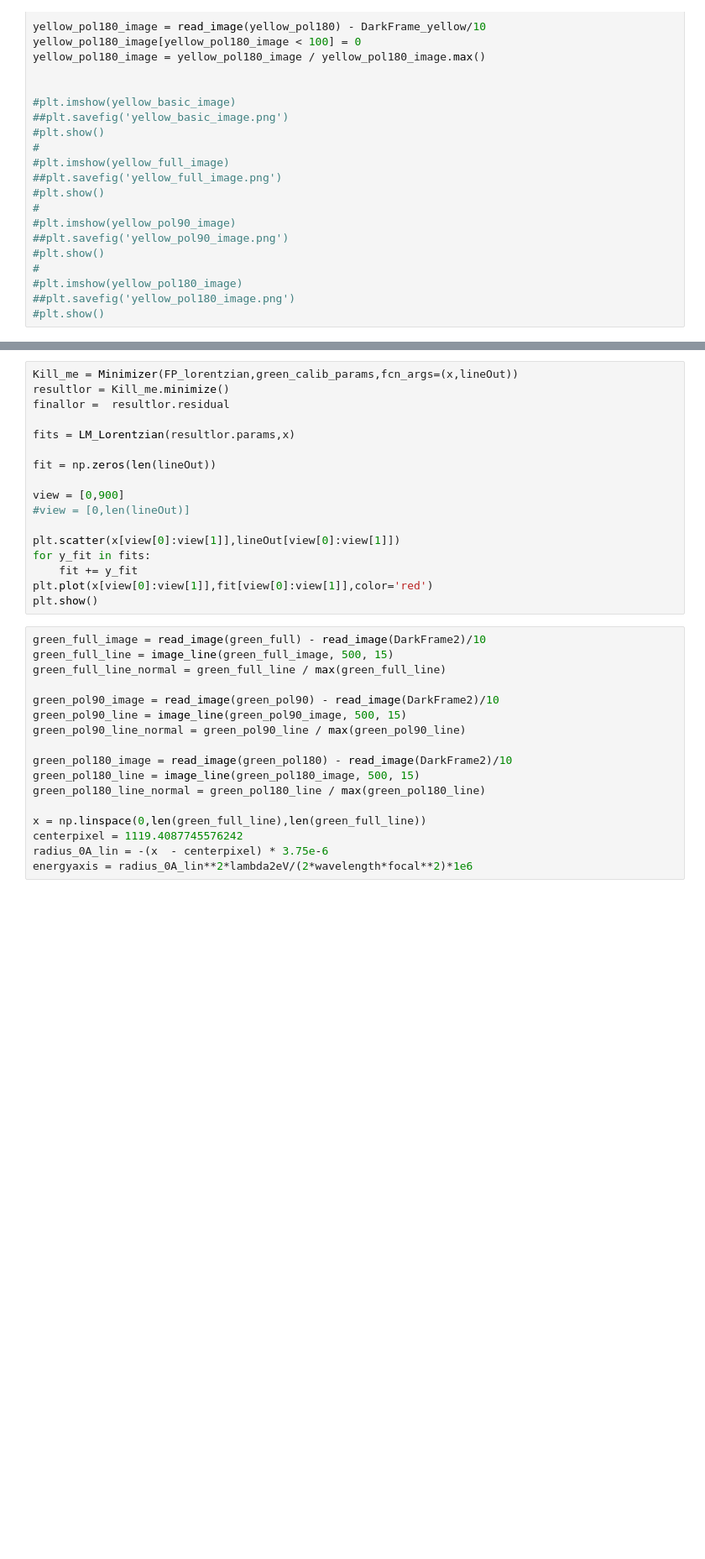
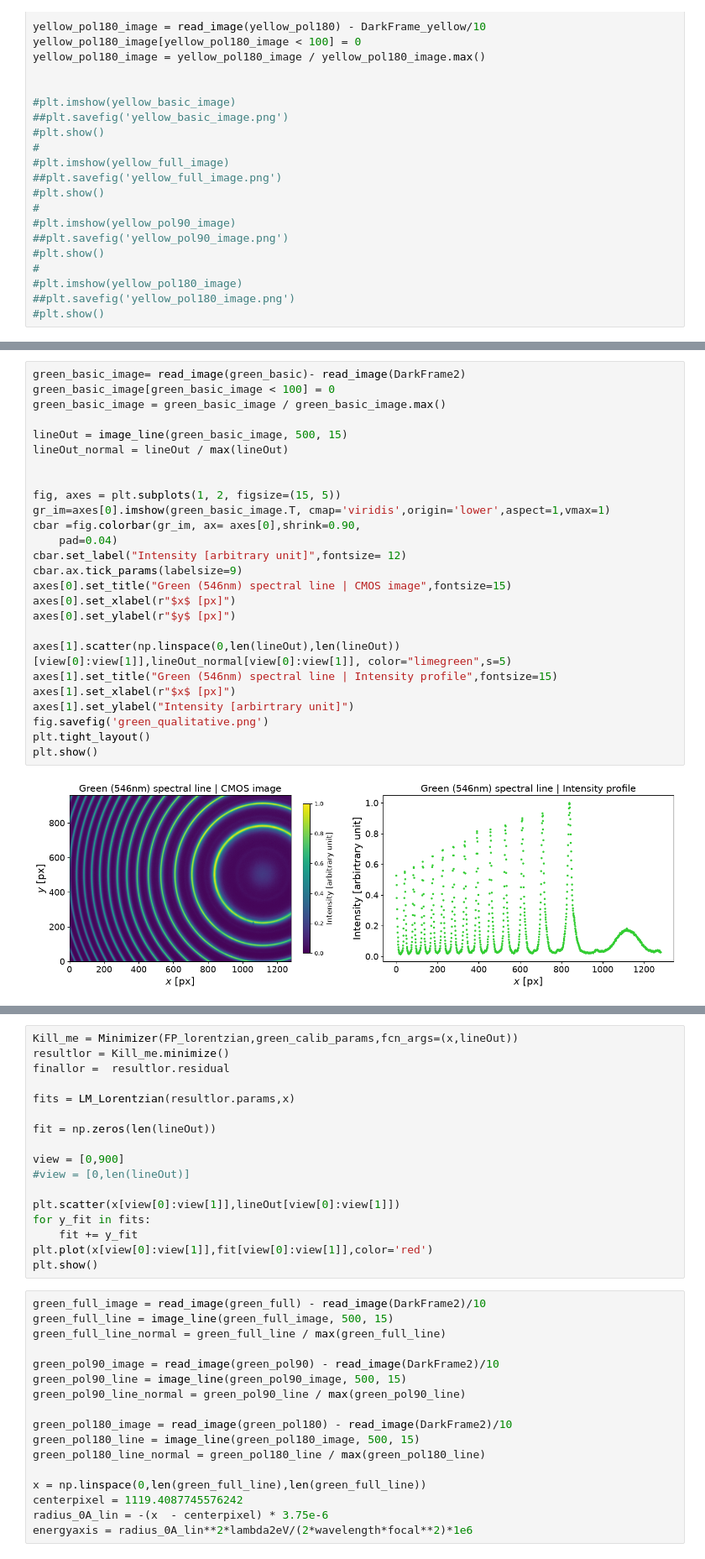
Before and after one commit to Omega3komma3/Zeeman-effect, a Jupyter notebook: Main.ipynb, the cells around one changed output, grey strips where cells are left out. Shown at 84% size. Drawn from its saved outputs; the diff is of its cells as text; blank space fills up the shorter version.

Commit message:
Qualitative Bilder für Grün und beiden Gelben Linien

```diff
--- a/Main.ipynb
+++ b/Main.ipynb
@@ -369,0 +364,28 @@ NameError: name 'green_basic_image' is not defined
+# %%
+green_basic_image= read_image(green_basic)- read_image(DarkFrame2)
+green_basic_image[green_basic_image < 100] = 0
+green_basic_image = green_basic_image / green_basic_image.max()
+
+lineOut = image_line(green_basic_image, 500, 15)
+lineOut_normal = lineOut / max(lineOut)
+
+
+fig, axes = plt.subplots(1, 2, figsize=(15, 5))
+gr_im=axes[0].imshow(green_basic_image.T, cmap='viridis',origin='lower',aspect=1,vmax=1)
+cbar =fig.colorbar(gr_im, ax= axes[0],shrink=0.90,
+    pad=0.04)
+cbar.set_label("Intensity [arbitrary unit]",fontsize= 12)
+cbar.ax.tick_params(labelsize=9)
+axes[0].set_title("Green (546nm) spectral line | CMOS image",fontsize=15)
+axes[0].set_xlabel(r"$x$ [px]")
+axes[0].set_ylabel(r"$y$ [px]")
+
+axes[1].scatter(np.linspace(0,len(lineOut),len(lineOut))[view[0]:view[1]],lineOut_normal[view[0]:view[1]], color="limegreen",s=5)
+axes[1].set_title("Green (546nm) spectral line | Intensity profile",fontsize=15)
+axes[1].set_xlabel(r"$x$ [px]")
+axes[1].set_ylabel("Intensity [arbirtrary unit]")
+fig.savefig('green_qualitative.png')
+plt.tight_layout()
+plt.show()
+# %% [output]
+[figure, added]
```
Also changed, not shown: parts of 10 cells of this notebook, 5 other files.
